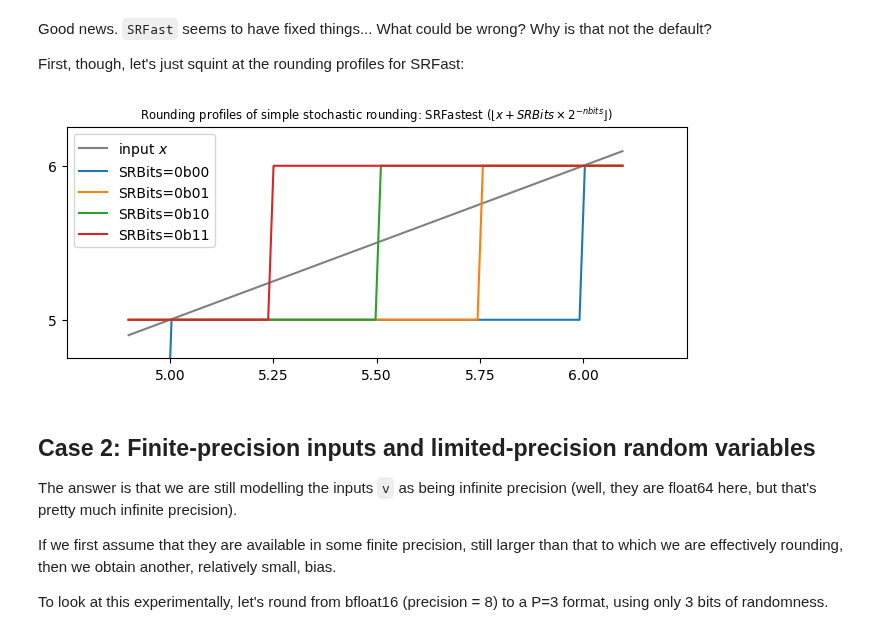
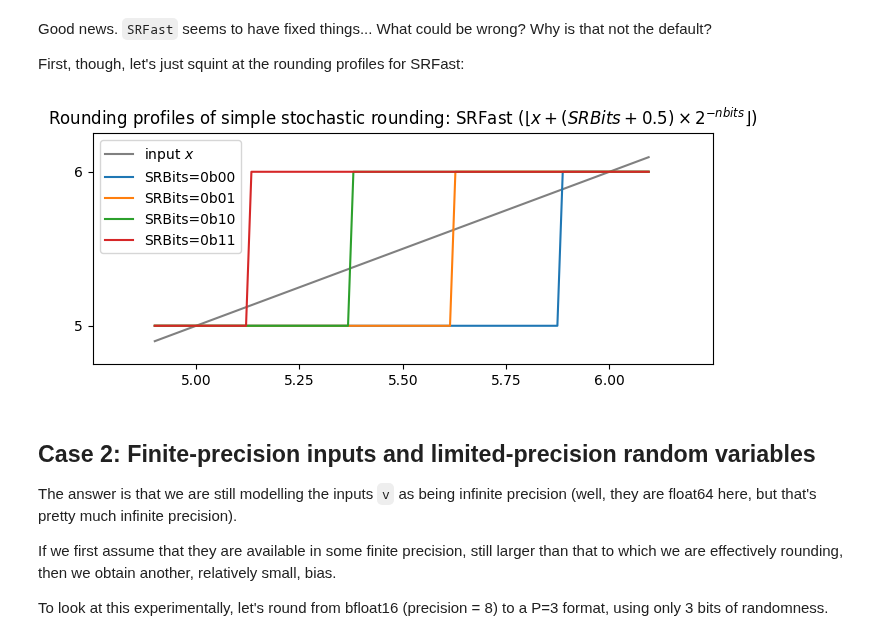
Before and after one commit to graphcore-research/gfloat, a Jupyter notebook: docs/source/05-stochastic-rounding.ipynb, the cells around one changed output. Drawn from its saved outputs; the diff is of its cells as text; code cells hidden in the pictures.

Commit message:
fastest->fast

```diff
--- a/docs/source/05-stochastic-rounding.ipynb
+++ b/docs/source/05-stochastic-rounding.ipynb
@@ -603,31 +603,27 @@ First, though, let's just squint at the rounding profiles for SRFast:
 # %%
 fig, ax = plt.subplots(figsize=(8, 3))
 ax.plot(vs, vs, label=f"input $x$", color="gray")
 
+rnd = RoundMode.StochasticFast
 srnumbits = 2
 for srbits in range(2**srnumbits):
     r = round_ndarray(
         fi,
         vs,
-        RoundMode.StochasticFastest,
+        rnd,
         sat=False,
         srbits=np.full(vs.shape, srbits),
         srnumbits=srnumbits,
     )
     ax.plot(vs, r, label=f"SRBits=0b{srbits:02b}")
 ax.set_xlim(4.75, 6.25)
-ax.set_ylim(4.75, 6.25)
 ax.set_xticks(np.arange(5, 6.1, step=0.25))
 ax.set_yticks([5, 6])
 # location se
 ax.legend()
-ax.set_title(
-    f"Rounding profiles of simple stochastic rounding: {longstr(RoundMode.StochasticFastest)}",
-    fontsize="small",
-)
-None
+ax.set_title(f"Rounding profiles of simple stochastic rounding: {longstr(rnd)}");
 # %% [output]
-[figure, old version]
+[figure, new version]
 # %% [markdown]
 
 ## Case 2: Finite-precision inputs and limited-precision random variables
```
